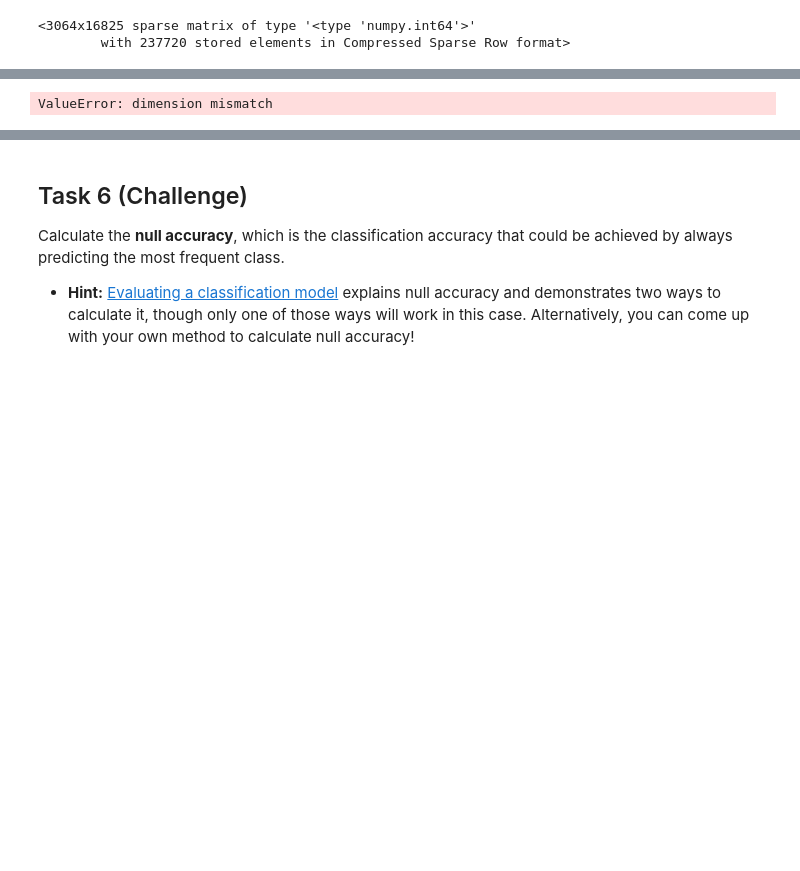
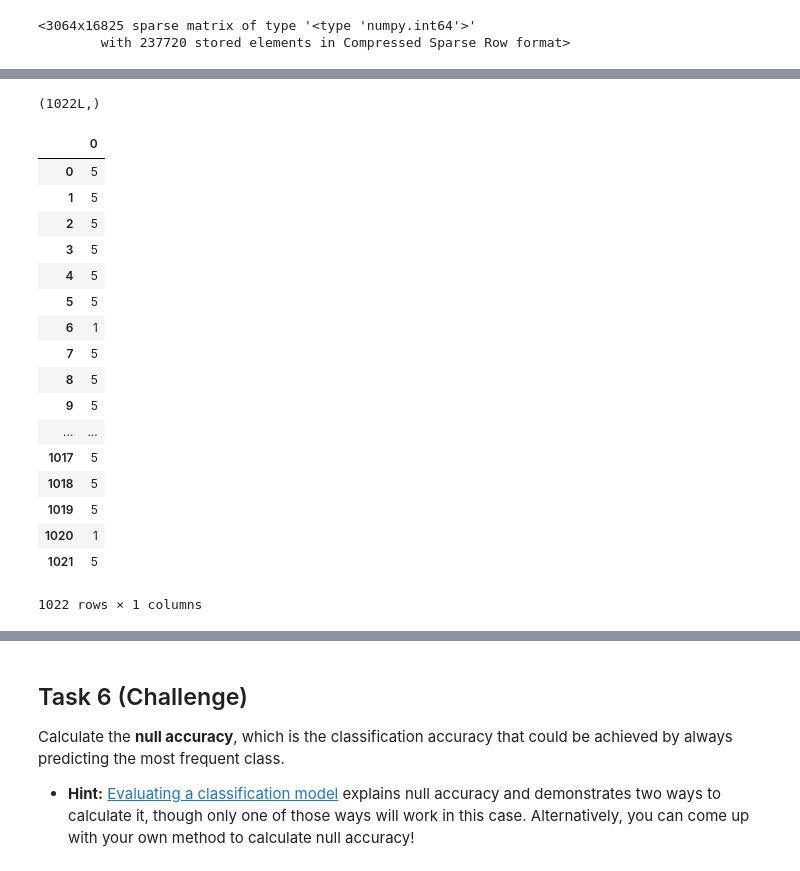
Before and after one commit to arunprasadlv/MLText, a Jupyter notebook: notebooks/01_yelp_homework.ipynb, the cells around one changed output, grey strips where cells are left out. Saved outputs shown, nothing was run; the diff lists cells and outputs as text; code cells hidden in the pictures; blank space fills up the shorter version.

```diff
--- a/notebooks/01_yelp_homework.ipynb
+++ b/notebooks/01_yelp_homework.ipynb
@@ -90,8 +98,3 @@ X_train_dtm
 # %% [output]
 <3064x16825 sparse matrix of type '<type 'numpy.int64'>'
         with 237720 stored elements in Compressed Sparse Row format>
-# %%
-# learn training data vocabulary, then use it to create a document-term matrix
-vect.fit(X_train)
-X_train_dtm = vect.transform(X_train)
-X_train_dtm
@@ -154,5 +165,7 @@ MultinomialNB(alpha=1.0, class_prior=None, fit_prior=True)
 # %%
 # make class predictions for X_test_dtm
 y_pred_class = nb.predict(X_test_dtm)
-# %% [output]
-ValueError: dimension mismatch
+# %%
+y_pred_class.shape
+# %% [output]
+(1022L,)
@@ -158,0 +177,22 @@ ValueError: dimension mismatch
+# %%
+stars_pred = pd.DataFrame(y_pred_class)
+stars_pred
+# %% [output]
+|  | 0 |
+| 0 | 5 |
+| 1 | 5 |
+| 2 | 5 |
+| 3 | 5 |
+| 4 | 5 |
+| 5 | 5 |
+| 6 | 1 |
+| 7 | 5 |
+| 8 | 5 |
+| 9 | 5 |
+| ... | ... |
+| 1017 | 5 |
+| 1018 | 5 |
+| 1019 | 5 |
+| 1020 | 1 |
+| 1021 | 5 |
+1022 rows × 1 columns
```
Also changed, not shown: parts of 18 cells of this notebook, 4 other files.
